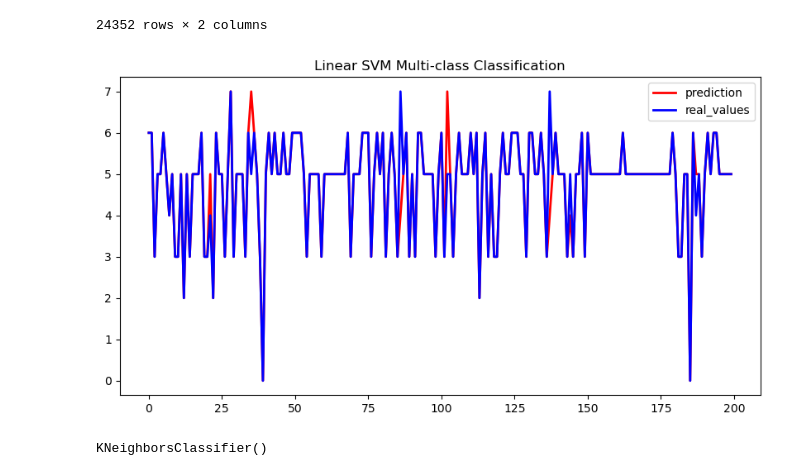
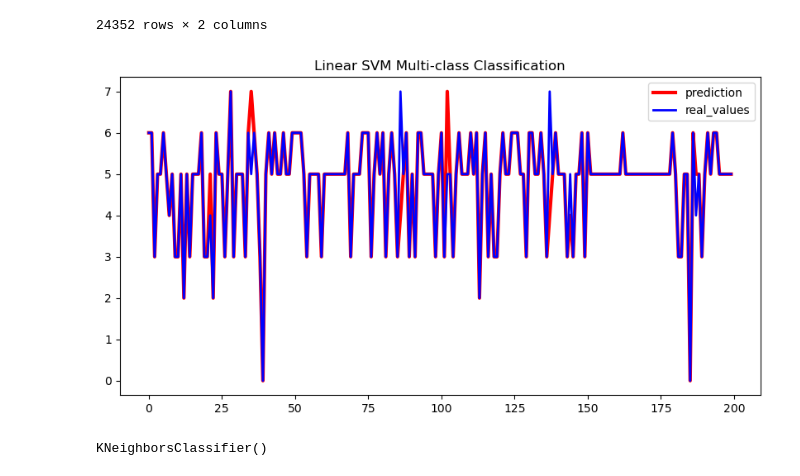
Before and after one commit to Revan-droid/demo1, a Jupyter notebook: ML_models/models.ipynb, the cells around one changed output. Cells and saved outputs as stored; diff of their text form; code cells hidden in the pictures.

```diff
--- a/ML_models/models.ipynb
+++ b/ML_models/models.ipynb
@@ -865,14 +915,14 @@ lsvm_multi_df
 24352 rows × 2 columns
 # %%
 plt.figure(figsize=(10,5))
-plt.plot(y_pred[:200], label="prediction", linewidth=2.0,color='red')
+plt.plot(y_pred[:200], label="prediction", linewidth=3.0,color='red')
 plt.plot(y_test[:200].values, label="real_values", linewidth=2.0,color='blue')
 plt.legend(loc="best")
 plt.title("Linear SVM Multi-class Classification")
 plt.savefig('../apple/static/images/lsvm_real_pred_multi.png')
 plt.show()
 # %% [output]
-[figure, old version]
+[figure, new version]
 # %%
 knn_multi = KNeighborsClassifier(n_neighbors=5)
 knn_multi.fit(X_train,y_train)
```
Also changed, not shown: parts of 31 cells of this notebook, 23 other files.
